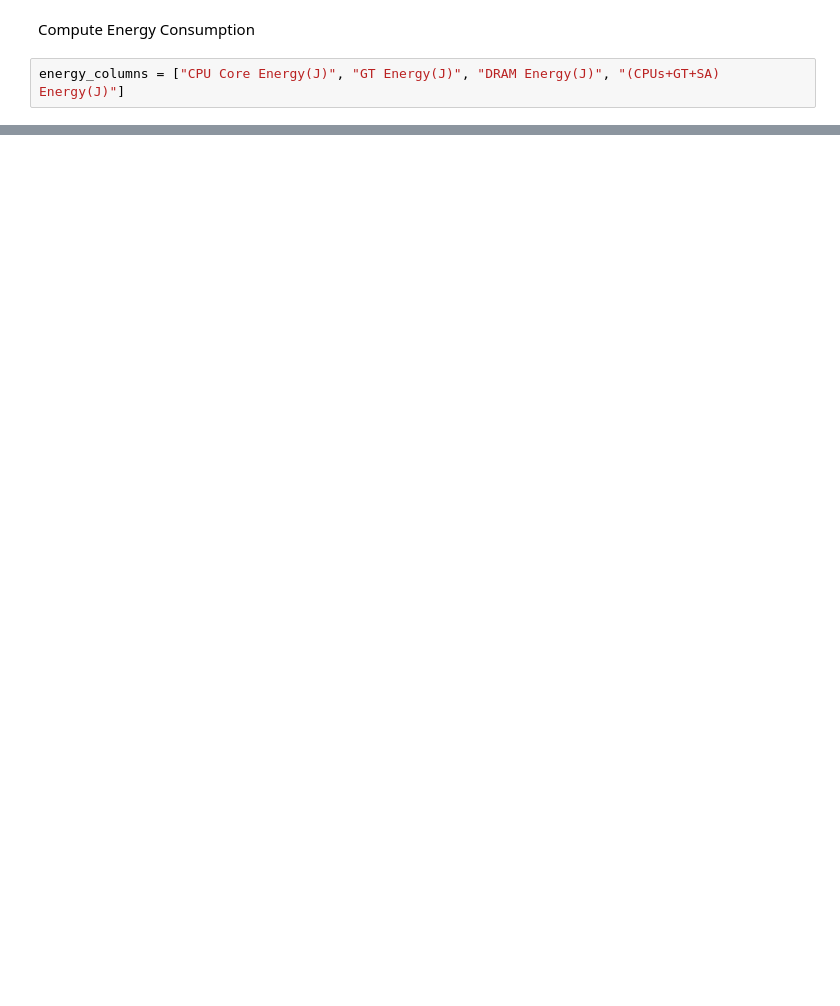
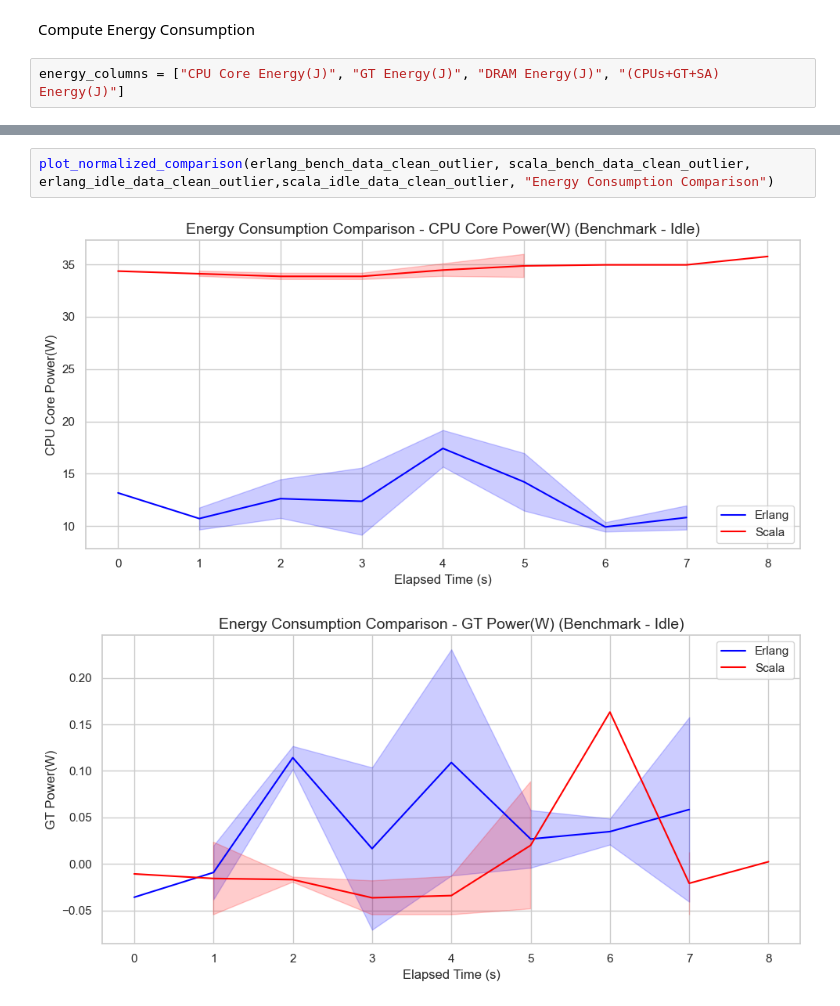
Before and after one commit to paulasgeorge81/savina, a Jupyter notebook: src/main/scripts/benchmark_analysis.ipynb, the cells around one changed output, grey strips where cells are left out. Drawn from its saved outputs; the diff is of its cells as text; blank space fills up the shorter version.

Commit message:
plot scala and erlang benchmarks on the same graph

```diff
--- a/src/main/scripts/benchmark_analysis.ipynb
+++ b/src/main/scripts/benchmark_analysis.ipynb
@@ -287,0 +530,5 @@ print(erlang_net_avg_energy)
+# %%
+plot_normalized_comparison(erlang_bench_data_clean_outlier, scala_bench_data_clean_outlier, erlang_idle_data_clean_outlier,scala_idle_data_clean_outlier, "Energy Consumption Comparison")
+# %% [output]
+[figure, added]
+[figure, added]
```
Also changed, not shown: parts of 18 cells of this notebook.
